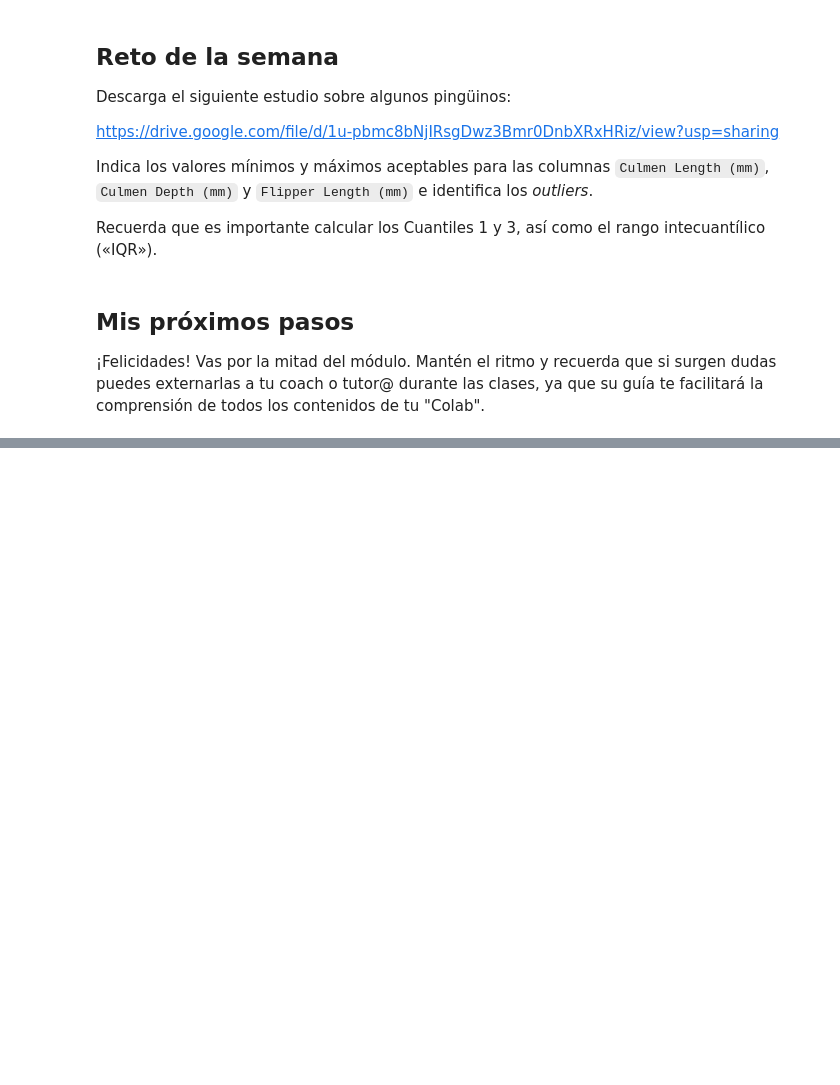
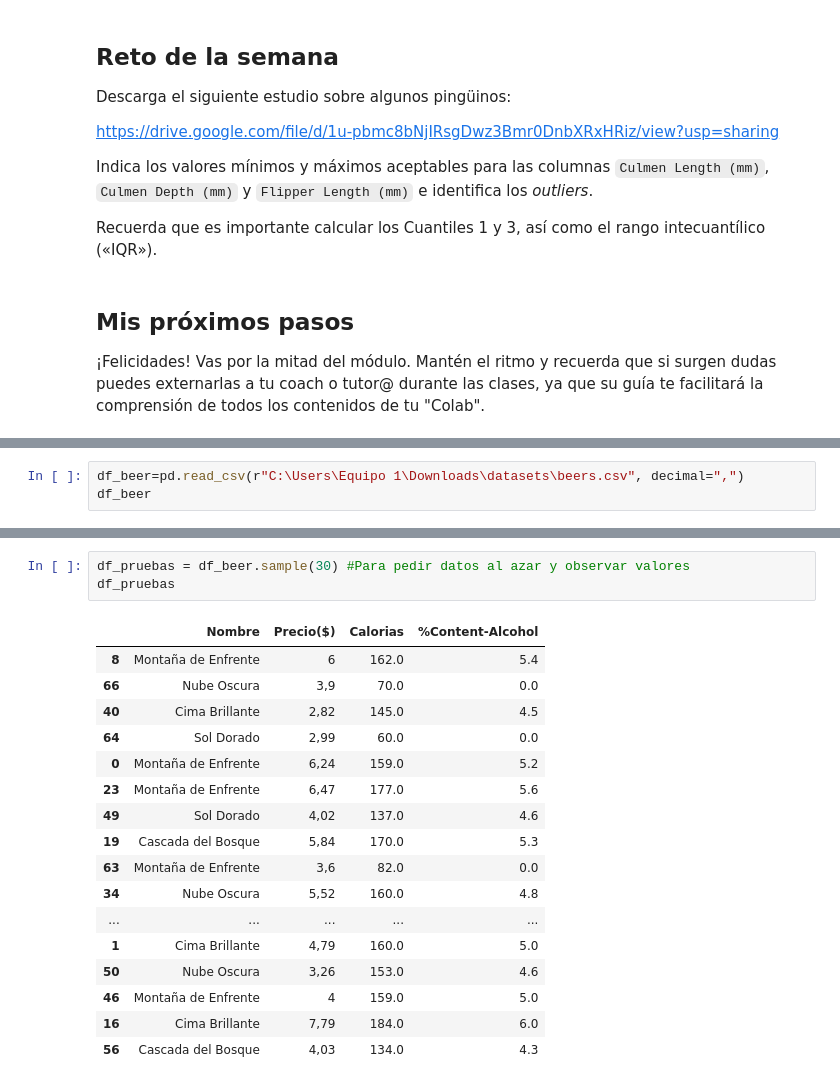
Before and after one commit to ingridsfd/preworks-data-science-ucamp, a Jupyter notebook: M2/Ingrid_M2S6_Limpieza_de_Datos.ipynb, the cells around one changed output, grey strips where cells are left out. Saved outputs shown, nothing was run; the diff lists cells and outputs as text; blank space fills up the shorter version.

```diff
--- a/M2/Ingrid_M2S6_Limpieza_de_Datos.ipynb
+++ b/M2/Ingrid_M2S6_Limpieza_de_Datos.ipynb
@@ -635,0 +668,3 @@ Vas por la mitad del módulo. Mantén el ritmo y recuerda que si surgen dudas pu
+# %%
+df_beer=pd.read_csv(r"C:\Users\Equipo 1\Downloads\datasets\beers.csv", decimal=",")
+df_beer
@@ -635,0 +712,21 @@ Vas por la mitad del módulo. Mantén el ritmo y recuerda que si surgen dudas pu
+# %%
+df_pruebas = df_beer.sample(30) #Para pedir datos al azar y observar valores
+df_pruebas
+# %% [output]
+|  | Nombre | Precio($) | Calorias | %Content-Alcohol |
+| 8 | Montaña de Enfrente | 6 | 162.0 | 5.4 |
+| 66 | Nube Oscura | 3,9 | 70.0 | 0.0 |
+| 40 | Cima Brillante | 2,82 | 145.0 | 4.5 |
+| 64 | Sol Dorado | 2,99 | 60.0 | 0.0 |
+| 0 | Montaña de Enfrente | 6,24 | 159.0 | 5.2 |
+| 23 | Montaña de Enfrente | 6,47 | 177.0 | 5.6 |
+| 49 | Sol Dorado | 4,02 | 137.0 | 4.6 |
+| 19 | Cascada del Bosque | 5,84 | 170.0 | 5.3 |
+| 63 | Montaña de Enfrente | 3,6 | 82.0 | 0.0 |
+| 34 | Nube Oscura | 5,52 | 160.0 | 4.8 |
+| ... | ... | ... | ... | ... |
+| 1 | Cima Brillante | 4,79 | 160.0 | 5.0 |
+| 50 | Nube Oscura | 3,26 | 153.0 | 4.6 |
+| 46 | Montaña de Enfrente | 4 | 159.0 | 5.0 |
+| 16 | Cima Brillante | 7,79 | 184.0 | 6.0 |
+| 56 | Cascada del Bosque | 4,03 | 134.0 | 4.3 |
```
Also changed, not shown: parts of 18 cells of this notebook.
